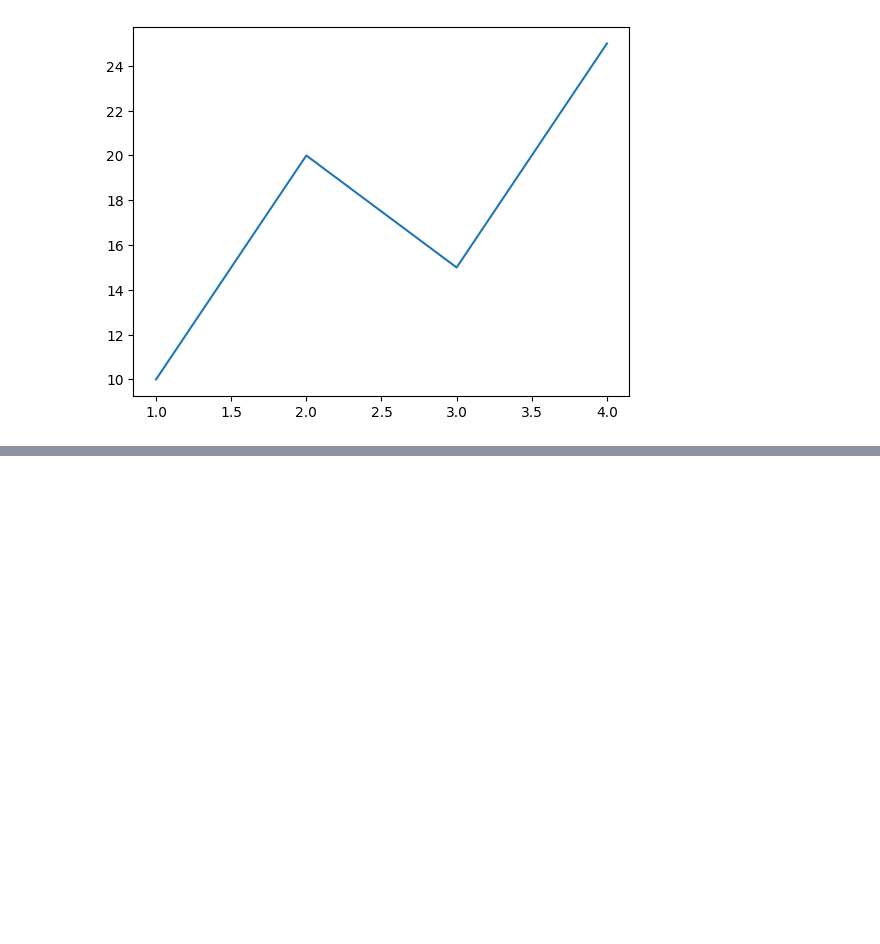
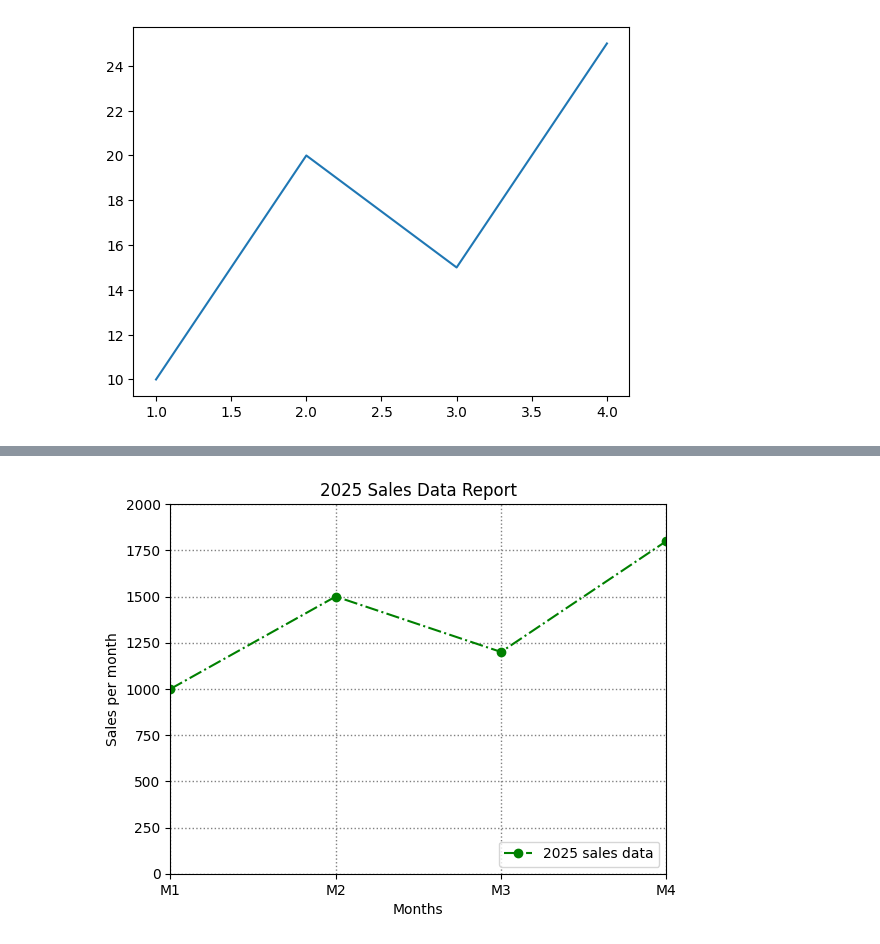
Before and after one commit to anis5165/NotJustPython, a Jupyter notebook: data_library/Matplotlib/_matplotlib.ipynb, the cells around one changed output, grey strips where cells are left out. Cells and saved outputs as stored; diff of their text form; code cells hidden in the pictures; blank space fills up the shorter version.

```diff
--- a/data_library/Matplotlib/_matplotlib.ipynb
+++ b/data_library/Matplotlib/_matplotlib.ipynb
@@ -10,0 +23,17 @@ plt.show()
+# %%
+months = [1,2,3,4]
+sales = [1000,1500,1200,1800]
+
+plt.plot(months,sales, color='green', linestyle='-.', marker='o', label='2025 sales data')
+plt.title("2025 Sales Data Report")
+plt.xlabel("Months")
+plt.ylabel("Sales per month")
+plt.legend(loc='lower right', fontsize=10)
+plt.grid(color='gray', linestyle=':', linewidth=1)
+#x and y range control using xlim and ylim.
+plt.xlim(1,4)
+plt.ylim(0,2000)
+plt.xticks([1,2,3,4],['M1','M2','M3','M4'])
+plt.show()
+# %% [output]
+[figure, added]
```
Also changed, not shown: parts of 1 cell of this notebook.
